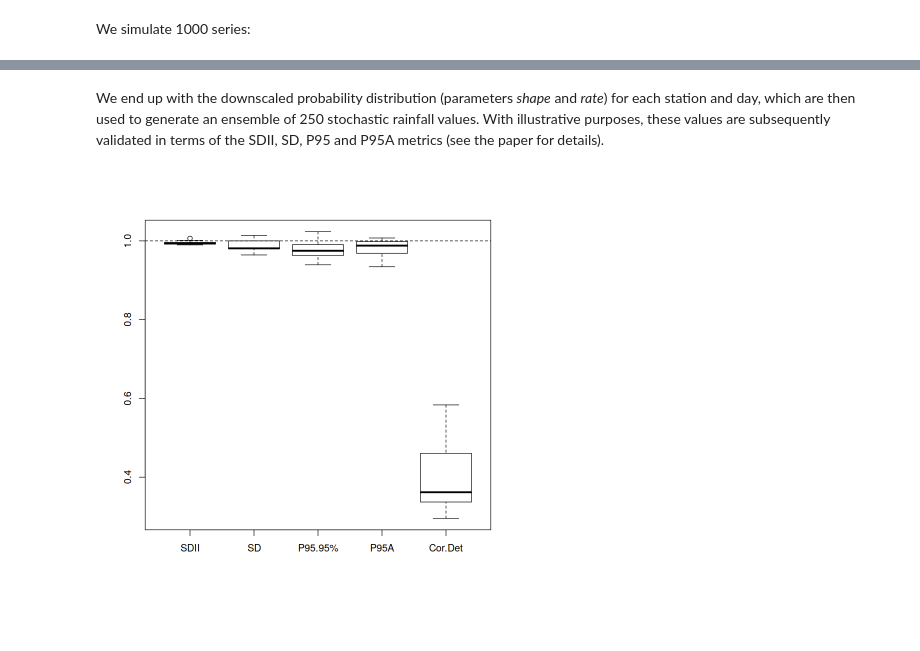
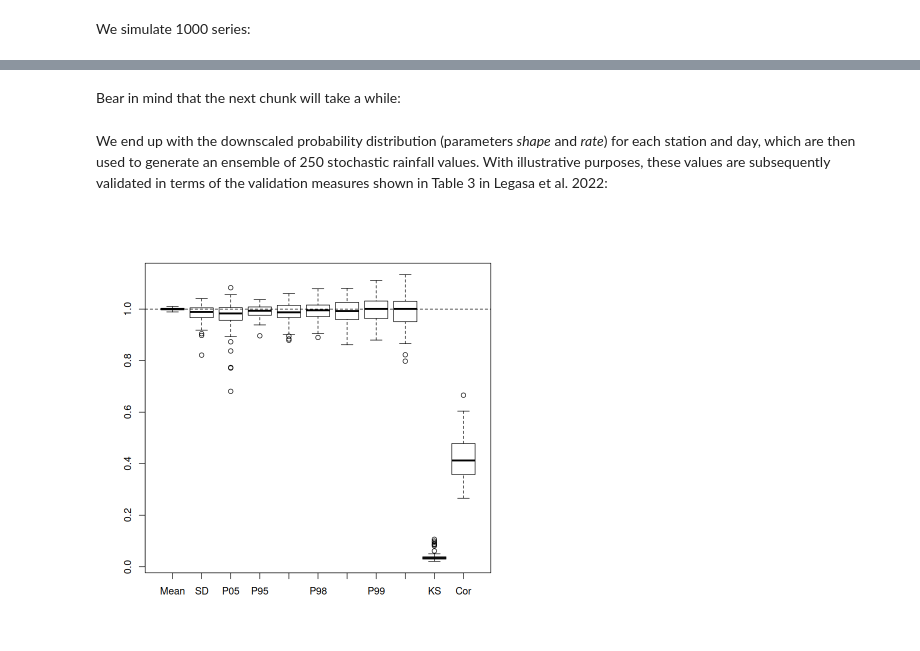
Before and after one commit to MNLR/RandomForestDist, a Jupyter notebook: WorkedExample.ipynb, the cells around one changed output, grey strips where cells are left out. Drawn from its saved outputs; the diff is of its cells as text; code cells hidden in the pictures; blank space fills up the shorter version.

```diff
--- a/WorkedExample.ipynb
+++ b/WorkedExample.ipynb
@@ -74,7 +75,7 @@ future::plan(future::multisession, workers = 4) # sets the plan to multisession
 
 rfs <- lapply(VALUE9[[1]], function(fold){ # we iterate over the folds...
     return(
-        randomForestTrain(x = fold$train.x, y = fold$train.y, ntree = 25, minbucket = 10,
+        randomForestTrain(x = fold$train.x, y = (fold$train.y-1), ntree = 25, minbucket = 10,
                           method = "gammaDeviation",
                           parallel.plan = NULL) #... and train the models
     )
@@ -197,17 +201,25 @@ The code provided below can be used to obtain a similar to Figure 6 in *Legasa e
+# %% [markdown]
+Bear in mind that the next chunk will take a while:
 # %%
-future::plan(future::multisession, workers = 6)  # parallelizing using 6 cores
+future::plan(future::multisession, workers = parallel::detectCores())  # parallelizing using all available cores
 
 predictions <-
-lapply(VALUE9, function(meteorological.station){
+lapply(VALUE86, function(meteorological.station){
     predictions <- lapply(meteorological.station, function(fold){
         # training the model
-        md <- randomForestTrain(x = fold$train.x, y = fold$train.y,
-                                ntree = 25, minbucket = 5,
+        md <- randomForestTrain(x = fold$train.x, y = (fold$train.y-1),
+                                ntree = 200,
+                                minbucket = 5,
                                 method = "gammaDeviation",
-                                parallel.plan = NULL)
+                                parallel.plan = NULL,
+                                minsplit = 10,
+                                resample = TRUE,
+                                replace = FALSE, #we use samples without replacement
+                                sampsize = floor(0.632*nrow(fold$train.x)),
+                                mtry = 22)
 
         # applying the trained model to $test.x and returning the observed values $test.y:
-        return(list(predicted = randomForestPredict(md, newdata = fold$test.x, method = "mme"),
+        return(list(predicted = randomForestPredict(md, newdata = fold$test.x, method = "bc3"),
                      observed = fold$test.y))
     })
 
@@ -221,48 +233,77 @@ lapply(VALUE9, function(meteorological.station){
 
 future::plan(future::sequential) # reverting plan to normal
 # %% [markdown]
-We end up with the downscaled probability distribution (parameters *shape* and *rate*) for each station and day, which are then used to generate an ensemble of 250 stochastic rainfall values. With illustrative purposes, these values are subsequently validated in terms of the SDII, SD, P95 and P95A metrics (see the paper for details).
+We end up with the downscaled probability distribution (parameters *shape* and *rate*) for each station and day, which are then used to generate an ensemble of 250 stochastic rainfall values. With illustrative purposes, these values are subsequently validated in terms of the validation measures shown in Table 3 in Legasa et al. 2022:
 # %%
 validation <-
     lapply(predictions, function(station.predictions){  # loop covering each meteorological station
         # generating 250 simulations from the predicted shape and rate parameters
         observed <- station.predictions$observed
         simulations <- randomForestSimulate(prediction = station.predictions$predicted,
-                                            distr = "gamma", n = 250)
-
+                                            distr = "gamma", n = 250) + 1
 
         # validating each simulation
         stochastic.validation <-
             apply(simulations, MARGIN = 2, FUN = function(simulation){# for each simulation
 
-                P95.simulated <- quantile(simulation, probs = 0.95)
-                P95.observed <- quantile(observed, probs = 0.95)
+                      mean_ <- mean(simulation)/mean(observed)
+                      sd_ <- sd(simulation)/sd(observed)
+
+                      # p95o <- quantile(obs, probs = 0.95)
+                      p95o <- quantile(observed, probs = 0.95)
+                      p95p <- quantile(simulation, probs = 0.95)
+                      p95 <- unname(p95p/p95o)
+                      p95a <- sum(simulation[which(simulation >= p95p)])/sum( observed[which(observed >= p95o)] )
+
+                      p98o <- quantile(observed, probs = 0.98)
+                      p98p <- quantile(simulation, probs = 0.98)
+                      p98 <- unname(p98p/p98o)
+                      p98a <- sum(simulation[which(simulation >= p98p)])/sum( observed[which(observed >= p98o)] )
+
+                      p99o <- quantile(observed, probs = 0.99)
+                      p99p <- quantile(simulation, probs = 0.99)
+                      p99 <- unname(p99p/p99o)
+                      p99a <- sum(simulation[which(simulation >= p99p)])/sum( observed[which(observed >= p99o)] )
+
+                      p05o <- quantile(observed, probs = 0.05)
+                      p05p <- quantile(simulation, probs = 0.05)
+                      p05 <- unname(p05p/p05o)
+
+                      p05o <- quantile(observed, probs = 0.05)
+                      p05p <- quantile(simulation, probs = 0.05)
+                      p05 <- unname(p05p/p05o)
 
                 return(
-                    c(SDII = mean(simulation)/mean(observed),
-                      SD = sd(simulation)/sd(observed),
-                      P95 = P95.simulated/P95.observed,
-                      P95A = sum(simulation[simulation >= P95.simulated])/sum(observed[observed >= P95.observed])
-                     )
+                        c(Mean = mean_,
+                          SD = sd_,
+                          P05 = p05,
+                          P95 = p95,
+                          P95A = p95a,
+                          P98 = p98,
+                          P98A = p98a,
+                          P99 = p99,
+                          P99A = p99a,
+                          KS = suppressWarnings(ks.test(x = observed, y = simulation)$statistic)
+                        )
                 )
             })
 
         # averaging the 250 values obtained for each validation metric
         stochastic.validation <- rowMeans(stochastic.validation)
 
         # correlation is computed for the deterministic series of predicted rainfall; recall E[X] = alpha/beta
         alphas <- station.predictions$predicted[ , 1]
         betas <- station.predictions$predicted[ , 2]
-        correlation <- cor(alphas/betas, observed, method = "spearman")
+        correlation <- cor(alphas/betas + 1, observed, method = "spearman")
 
-        return(c(stochastic.validation, Cor.Det = correlation))
+        return(c(stochastic.validation, Cor = correlation))
 
     })
 
 validation <- t(simplify2array(validation))
 
 # plotting the results
 boxplot(validation)
 abline(h = 1, lty = 2)
 # %% [output]
-[figure, old version]
+[figure, new version]
```
Also changed, not shown: parts of 16 cells of this notebook, 2 other files.
